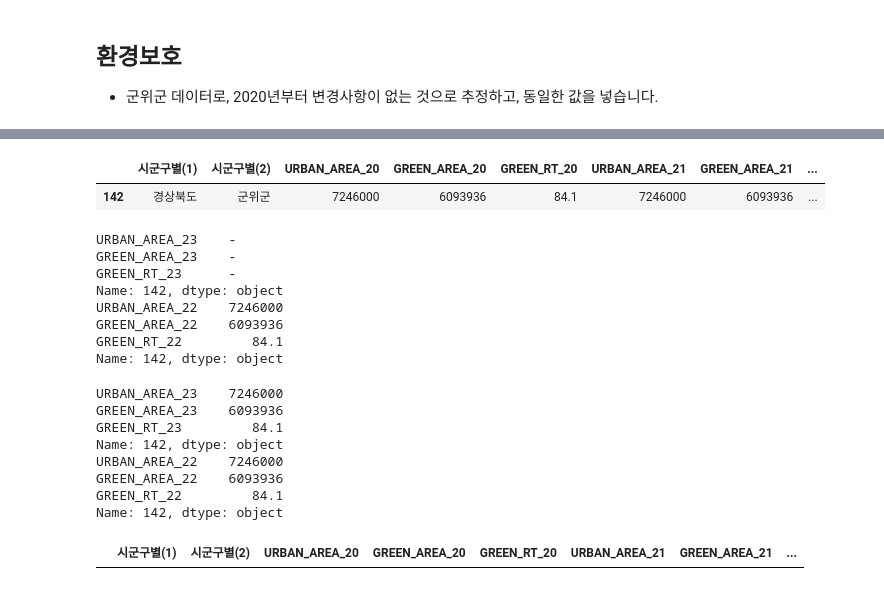
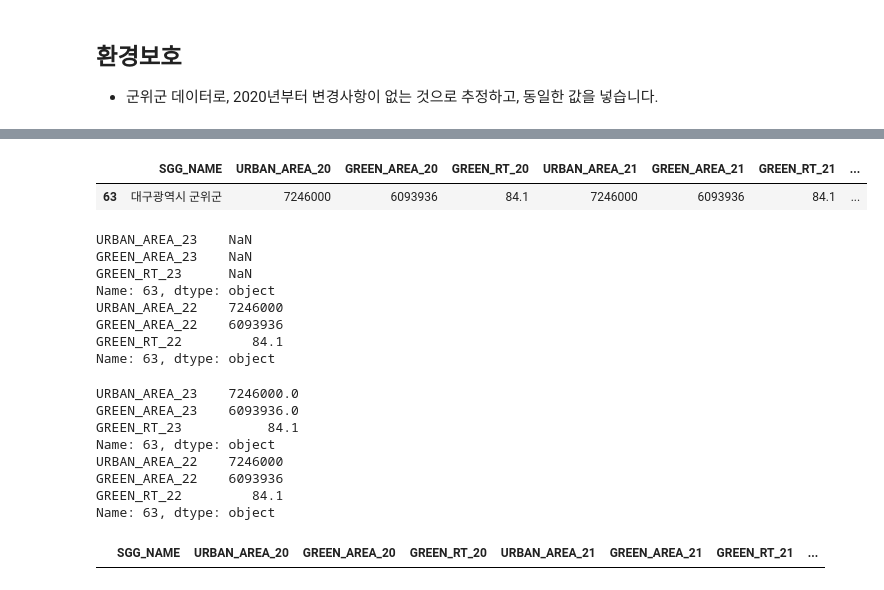
Before and after one commit to outflow-project/population-outflow, a Jupyter notebook: notebooks/preprocessed_data_missing_value.ipynb, the cells around one changed output, grey strips where cells are left out. Saved outputs shown, nothing was run; the diff lists cells and outputs as text; code cells hidden in the pictures.

Commit message:
chore:녹지면적 data 결측치 처리

```diff
--- a/notebooks/preprocessed_data_missing_value.ipynb
+++ b/notebooks/preprocessed_data_missing_value.ipynb
@@ -456,7 +456,7 @@ num_sports_zeros.to_csv('../processed/체육시설수.csv', index=False)
 # %%
 import pandas as pd
 
-greens = pd.read_csv('../data/환경보호/녹지율_시도_시_군_구_컬럼명변경.csv')
+greens = pd.read_csv('../data/환경보호/녹지및도시지역면젹_녹지지역면적비율.csv')
 # %%
 greens.head()
 # %% [output]
@@ -508,18 +486,18 @@ Index: []
 # %%
-greens[greens['URBAN_AREA_23'].isin(['-'])]
+greens[greens.isnull().any(axis=1)]
 # %% [output]
-|  | 시군구별(1) | 시군구별(2) | URBAN_AREA_20 | GREEN_AREA_20 | GREEN_RT_20 | URBAN_AREA_21 | GREEN_AREA_21 | ... |
-| 142 | 경상북도 | 군위군 | 7246000 | 6093936 | 84.1 | 7246000 | 6093936 | ... |
+|  | SGG_NAME | URBAN_AREA_20 | GREEN_AREA_20 | GREEN_RT_20 | URBAN_AREA_21 | GREEN_AREA_21 | GREEN_RT_21 | ... |
+| 63 | 대구광역시 군위군 | 7246000 | 6093936 | 84.1 | 7246000 | 6093936 | 84.1 | ... |
 # %%
-print(greens.iloc[142,-3:])
-print(greens.iloc[142,-6:-3])
+print(greens.iloc[63,-3:])
+print(greens.iloc[63,-6:-3])
 # %% [output]
-URBAN_AREA_23    -
-GREEN_AREA_23    -
-GREEN_RT_23      -
-Name: 142, dtype: object
+URBAN_AREA_23    NaN
+GREEN_AREA_23    NaN
+GREEN_RT_23      NaN
+Name: 63, dtype: object
 URBAN_AREA_22    7246000
 GREEN_AREA_22    6093936
 GREEN_RT_22         84.1
-Name: 142, dtype: object
+Name: 63, dtype: object
 # %%
@@ -527,19 +505,19 @@ greens.iloc[142,-3:] = greens.iloc[142,-6:-3]
 # %%
-print(greens.iloc[142,-3:])
-print(greens.iloc[142,-6:-3])
+print(greens.iloc[63,-3:])
+print(greens.iloc[63,-6:-3])
 # %% [output]
-URBAN_AREA_23    7246000
-GREEN_AREA_23    6093936
-GREEN_RT_23         84.1
-Name: 142, dtype: object
+URBAN_AREA_23    7246000.0
+GREEN_AREA_23    6093936.0
+GREEN_RT_23           84.1
+Name: 63, dtype: object
 URBAN_AREA_22    7246000
 GREEN_AREA_22    6093936
 GREEN_RT_22         84.1
-Name: 142, dtype: object
+Name: 63, dtype: object
 # %%
-greens[greens['URBAN_AREA_23'].isin(['-'])]
+greens[greens['URBAN_AREA_23'].isnull()]
 # %% [output]
-|  | 시군구별(1) | 시군구별(2) | URBAN_AREA_20 | GREEN_AREA_20 | GREEN_RT_20 | URBAN_AREA_21 | GREEN_AREA_21 | ... |
+|  | SGG_NAME | URBAN_AREA_20 | GREEN_AREA_20 | GREEN_RT_20 | URBAN_AREA_21 | GREEN_AREA_21 | GREEN_RT_21 | ... |
 # %%
 greens.describe()
 # %% [output]
```
Also changed, not shown: parts of 13 cells of this notebook.
